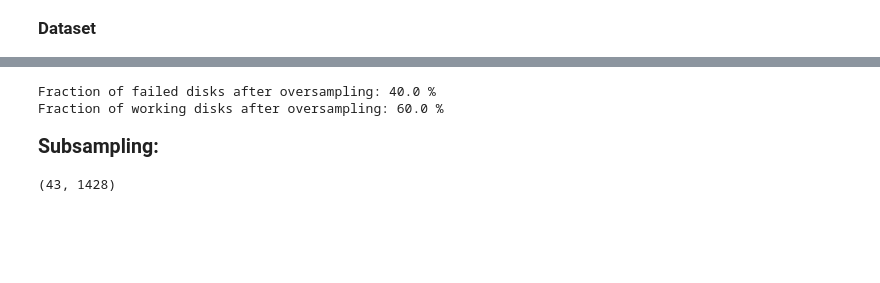
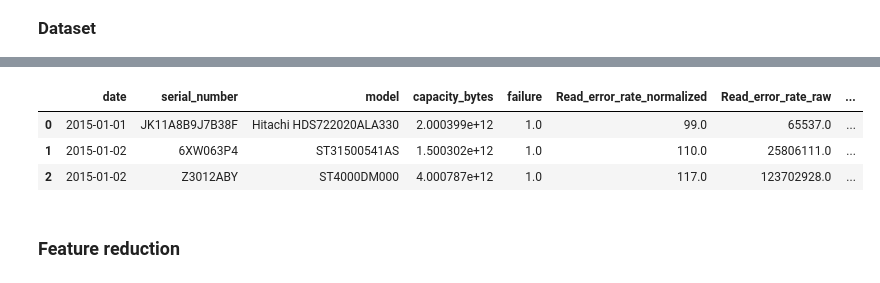
Before and after one commit to anamabo/Predicting_failure_hard_disks, a Jupyter notebook: machine_learning.ipynb, the cells around one changed output, grey strips where cells are left out. Cells and saved outputs as stored; diff of their text form; code cells hidden in the pictures; blank space fills up the shorter version.

```diff
--- a/machine_learning.ipynb
+++ b/machine_learning.ipynb
@@ -33,0 +41,9 @@ Failed and working disks:
+# %%
+column_labels= np.array(['date','serial_number','model','capacity_bytes','failure',
+                        'Read_error_rate_normalized', 'Read_error_rate_raw',
+                        'spin-up_time_normalized', 'spin-up_time_raw',
+                        'Reallocated_sectors_counts_normalized','Reallocated_sectors_counts_raw',
+                        'Running_time_normalized','Running_time_raw',
+                        'Power_cycle_count_normalized','Power_cycle_count_raw',
+                        'Internal_temperature_normalized','Internal_temperature_raw'])
+data.columns= column_labels
@@ -167,18 +58,0 @@ succ_oversample=  Xy_new_succ.copy()
-# %%
-# percentages:
-fd1= np.shape(failed_oversample)[0]
-sd1= np.shape(succ_oversample)[0]
-tot= (fd1+sd1)
-print ('Fraction of failed disks after oversampling:', np.round((fd1/tot*100),1 ), '%')
-print ('Fraction of working disks after oversampling:', np.round(sd1/tot*100,1), '%')
-# %% [output]
-Fraction of failed disks after oversampling: 40.0 %
-Fraction of working disks after oversampling: 60.0 %
-# %% [markdown]
-<b style= "font-size: 140%;">
-Subsampling:
-</b>
-# %%
-int(sd/fd), fd #-> number of subsamples, elements in each subsample
-# %% [output]
-(43, 1428)
@@ -184,0 +61,9 @@ int(sd/fd), fd #-> number of subsamples, elements in each subsample
+# %%
+data.head(3)
+# %% [output]
+|  | date | serial_number | model | capacity_bytes | failure | Read_error_rate_normalized | Read_error_rate_raw | ... |
+| 0 | 2015-01-01 | JK11A8B9J7B38F | Hitachi HDS722020ALA330 | 2.000399e+12 | 1.0 | 99.0 | 65537.0 | ... |
+| 1 | 2015-01-02 | 6XW063P4 | ST31500541AS | 1.500302e+12 | 1.0 | 110.0 | 25806111.0 | ... |
+| 2 | 2015-01-02 | Z3012ABY | ST4000DM000 | 4.000787e+12 | 1.0 | 117.0 | 123702928.0 | ... |
+# %% [markdown]
+### Feature reduction
```
Also changed, not shown: parts of 89 cells of this notebook.
